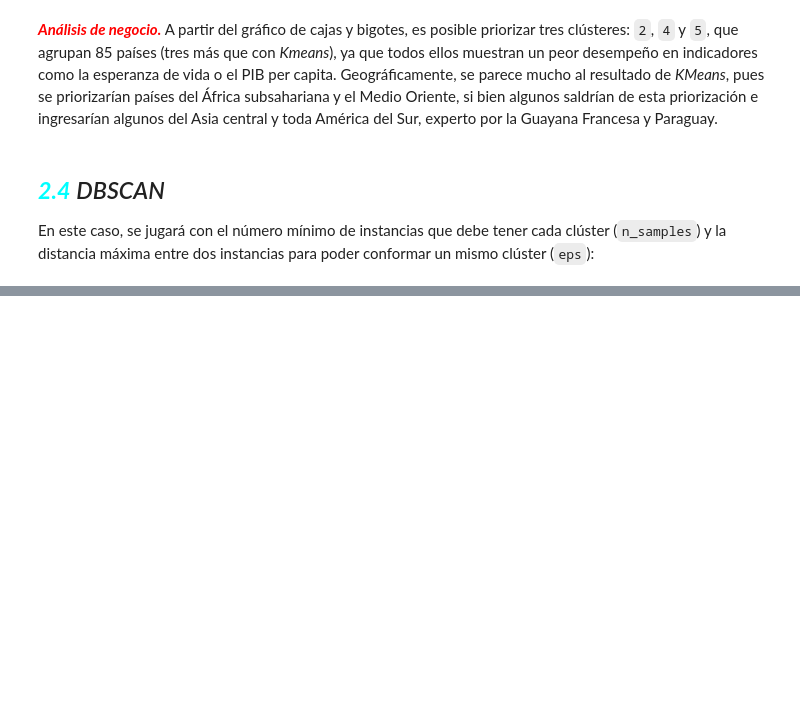
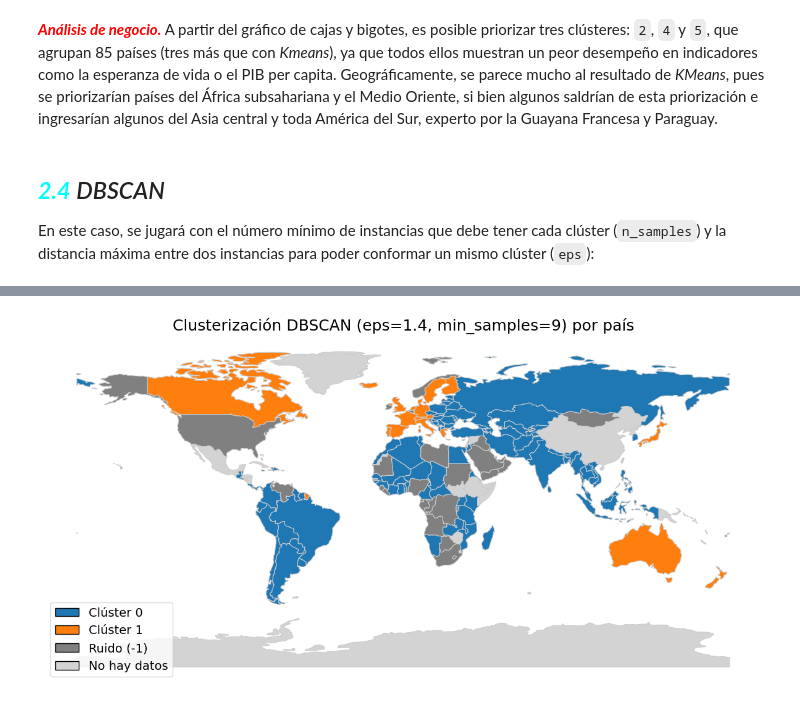
Before and after one commit to scuartasr/aprendmaq_entregable_3, a Jupyter notebook: Cuadernos/02_clusterizacion.ipynb, the cells around one changed output, grey strips where cells are left out. Drawn from its saved outputs; the diff is of its cells as text; code cells hidden in the pictures; blank space fills up the shorter version.

```diff
--- a/Cuadernos/02_clusterizacion.ipynb
+++ b/Cuadernos/02_clusterizacion.ipynb
@@ -594,0 +621,46 @@ plt.show()
+# %%
+#
+# Parámetros óptimos
+min_samples_opt = int(min_samples_opt)
+eps_opt = float(eps_opt)
+
+# Clusterización
+dbscan = DBSCAN(eps=eps_opt, min_samples=min_samples_opt)
+labels = dbscan.fit_predict(paises)
+
+result = paises.copy()
+result['cluster'] = labels  # -1 será el ruido (outliers)
+# %%
+#
+# Mapamundi
+colores = ['#1f77b4', '#ff7f0e', 'grey']  # azul, naranja, gris para el ruido
+
+result['cluster_plot'] = result['cluster'].replace(-1, 2)
+
+merged = world.merge(result, left_on='NAME_EN', right_index=True, how='left')
+
+cmap = mcolors.ListedColormap(colores)
+
+fig, ax = plt.subplots(figsize=(15, 10))
+merged.plot(
+    column='cluster_plot',
+    cmap=cmap,
+    linewidth=0.8,
+    ax=ax,
+    edgecolor='0.8',
+    legend=False,
+    missing_kwds={"color": "lightgrey", "label": "No hay datos"}
+)
+ax.set_title(f'Clusterización DBSCAN (eps={eps_opt}, min_samples={min_samples_opt}) por país', fontsize=18)
+ax.axis('off')
+
+legend_elements = [
+    Patch(facecolor=colores[0], edgecolor='k', label='Clúster 0'),
+    Patch(facecolor=colores[1], edgecolor='k', label='Clúster 1'),
+    Patch(facecolor=colores[2], edgecolor='k', label='Ruido (-1)'),
+    Patch(facecolor='lightgrey', edgecolor='k', label='No hay datos')
+]
+ax.legend(handles=legend_elements, loc='lower left', fontsize=14)
+plt.show()
+# %% [output]
+[figure, added]
```
Also changed, not shown: parts of 21 cells of this notebook.
